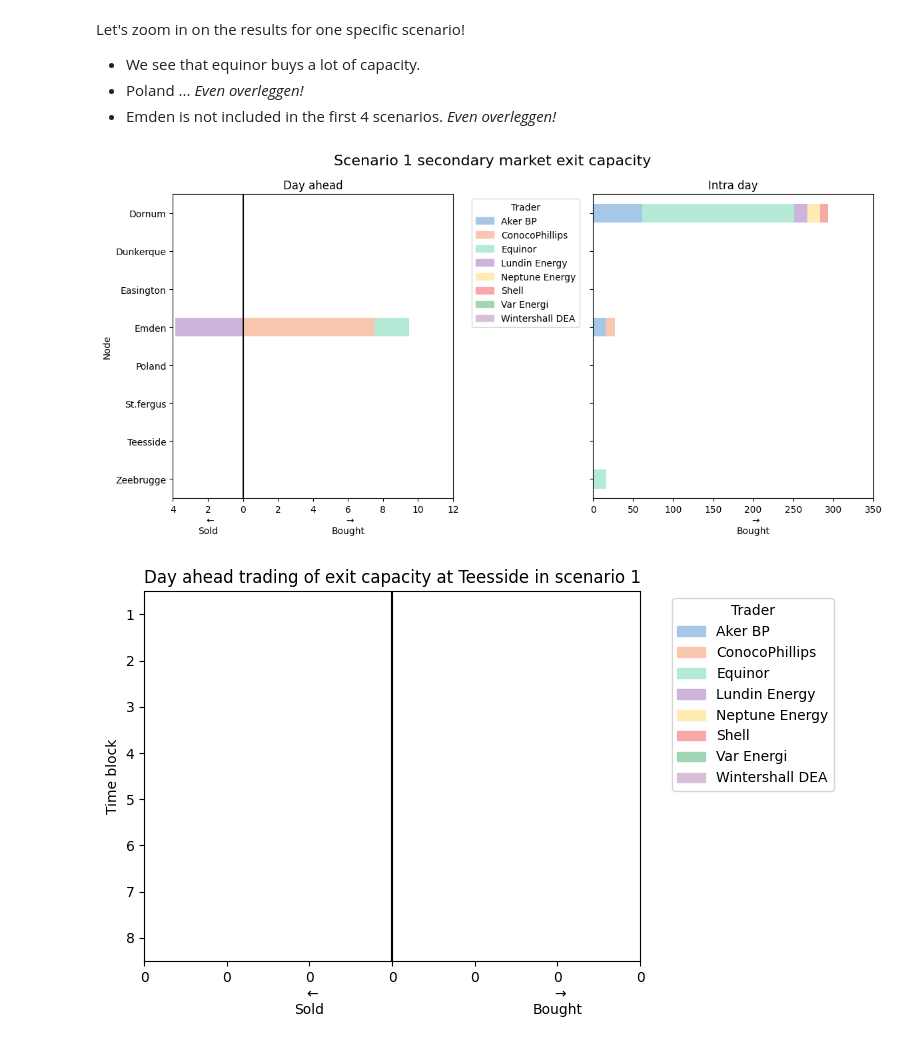
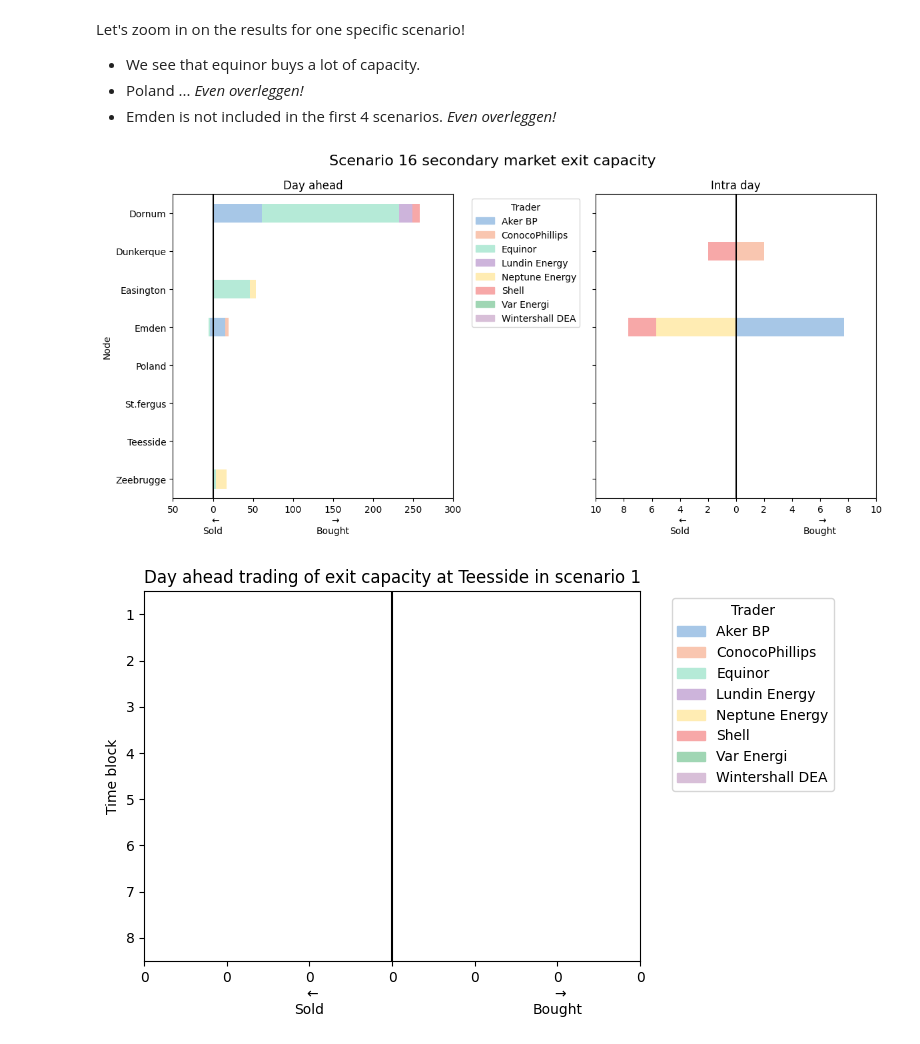
Before and after one commit to berendmarkhorst/secondary_gas_market, a Jupyter notebook: analysis.ipynb, the cells around one changed output. Drawn from its saved outputs; the diff is of its cells as text; code cells hidden in the pictures.

```diff
--- a/analysis.ipynb
+++ b/analysis.ipynb
@@ -386,35 +386,35 @@ def plot_specific(capacity_type, scenario_idx):
         # Get xtick positions and labels
         xticks = axes[i].get_xticks()
         xtick_labels = [f"{abs(tick):.0f}" for tick in xticks]
 
         # Add "Sold" and "Bought" labels
         if any(tick < 0 for tick in xticks):
             negative_indices = [idx for idx, tick in enumerate(xticks) if tick <= 0]
             middle_idx = negative_indices[len(negative_indices) // 2]
             xtick_labels[middle_idx] += "\n " + r"$\leftarrow$" + "\n" + "Sold"
         if any(tick > 0 for tick in xticks):
             positive_indices = [idx for idx, tick in enumerate(xticks) if tick >= 0]
             middle_idx = positive_indices[len(positive_indices) // 2]
             xtick_labels[middle_idx] += "\n " + r"$\rightarrow$" + "\n" + "Bought"
 
         axes[i].set_xticks(xticks)
         axes[i].set_xticklabels(xtick_labels)
 
         if i == 0:
             # Create legend handles (one per trader)
             legend_handles = [mpatches.Patch(color=colors_dict[trader], label=trader) for trader in traders]
 
             # Add legend only once
             axes[i].legend(handles=legend_handles, title="Trader", bbox_to_anchor=(1.05, 1), loc="upper left")
         else:
             axes[i].legend().set_visible(False)  # Hide legend for second plot
 
-plot_specific("exit", 1)
+plot_specific("exit", 16)
 plt.tight_layout()
 
 plt.savefig("Figures/secondary_zoom2_market.pdf", bbox_inches='tight')
 # %% [output]
-[figure, old version]
+[figure, new version]
 # %%
 bought = solution["x_minus"]
 sold = solution["y_minus"]
```
Also changed, not shown: parts of 3 cells of this notebook, 37 other files.
